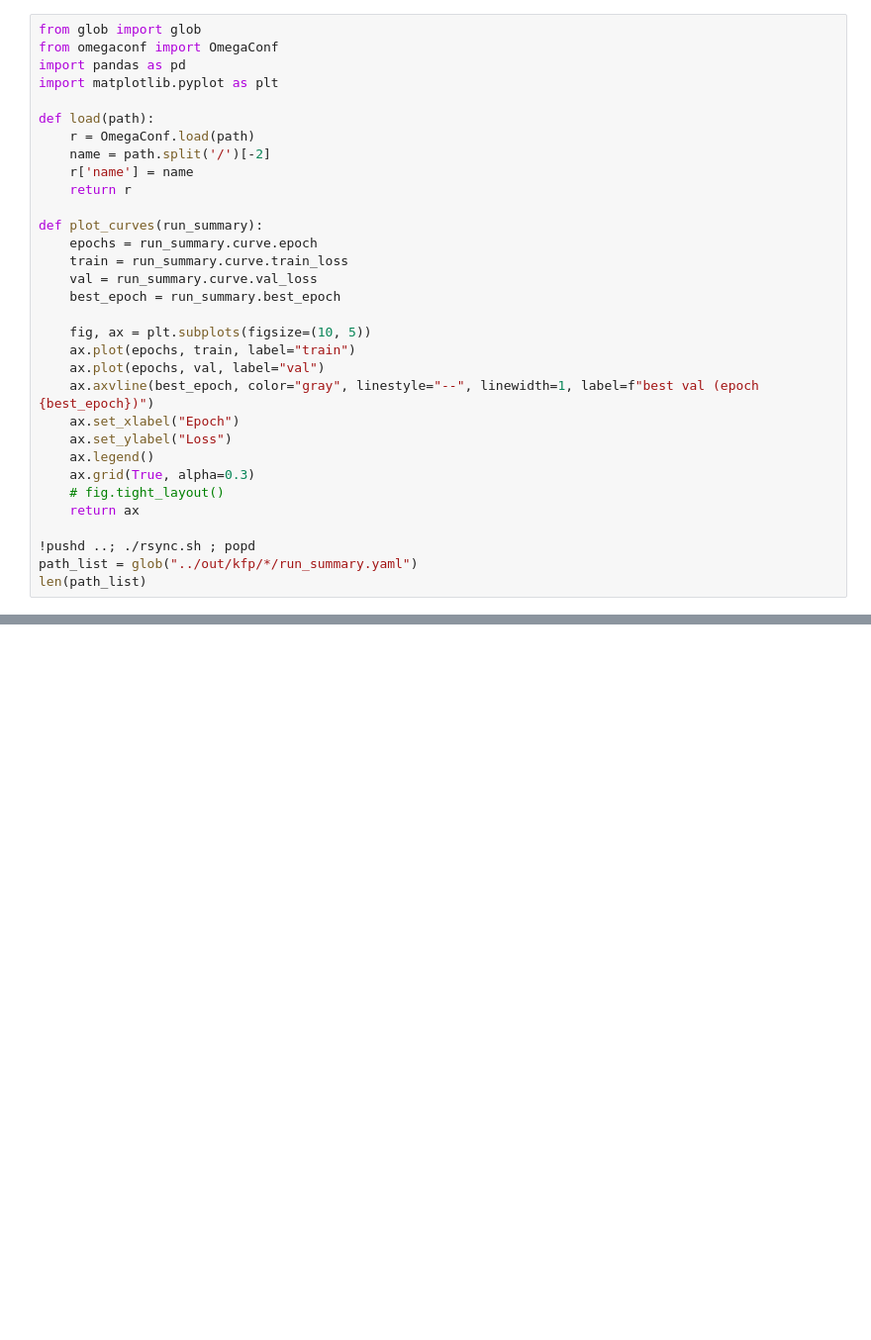
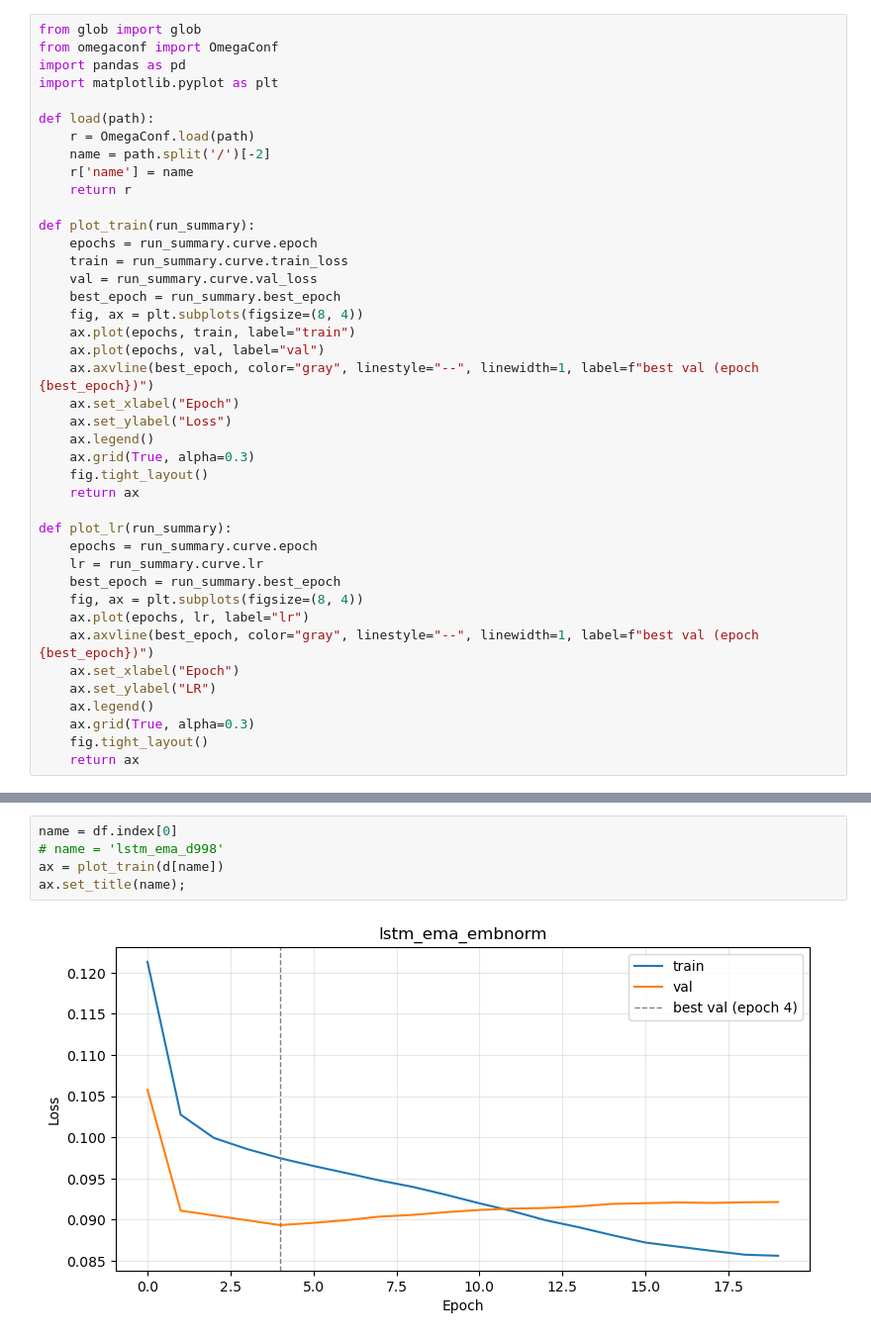
Before and after one commit to PeterStovell/Auto-research, a Jupyter notebook: notebooks/compare.ipynb, the cells around one changed output, grey strips where cells are left out. Shown at 99% size. Saved outputs shown, nothing was run; the diff lists cells and outputs as text; blank space fills up the shorter version.

```diff
--- a/notebooks/compare.ipynb
+++ b/notebooks/compare.ipynb
@@ -10,13 +10,12 @@ def load(path):
     r['name'] = name
     return r
 
-def plot_curves(run_summary):
+def plot_train(run_summary):
     epochs = run_summary.curve.epoch
     train = run_summary.curve.train_loss
     val = run_summary.curve.val_loss
     best_epoch = run_summary.best_epoch
-
-    fig, ax = plt.subplots(figsize=(10, 5))
+    fig, ax = plt.subplots(figsize=(8, 4))
     ax.plot(epochs, train, label="train")
     ax.plot(epochs, val, label="val")
     ax.axvline(best_epoch, color="gray", linestyle="--", linewidth=1, label=f"best val (epoch {best_epoch})")
@@ -24,9 +23,19 @@ def plot_curves(run_summary):
     ax.set_ylabel("Loss")
     ax.legend()
     ax.grid(True, alpha=0.3)
-    # fig.tight_layout()
+    fig.tight_layout()
     return ax
 
-!pushd ..; ./rsync.sh ; popd
-path_list = glob("../out/kfp/*/run_summary.yaml")
-len(path_list)
+def plot_lr(run_summary):
+    epochs = run_summary.curve.epoch
+    lr = run_summary.curve.lr
+    best_epoch = run_summary.best_epoch
+    fig, ax = plt.subplots(figsize=(8, 4))
+    ax.plot(epochs, lr, label="lr")
+    ax.axvline(best_epoch, color="gray", linestyle="--", linewidth=1, label=f"best val (epoch {best_epoch})")
+    ax.set_xlabel("Epoch")
+    ax.set_ylabel("LR")
+    ax.legend()
+    ax.grid(True, alpha=0.3)
+    fig.tight_layout()
+    return ax
@@ -78,0 +91,7 @@ df
+# %%
+name = df.index[0]
+# name = 'lstm_ema_d998'
+ax = plot_train(d[name])
+ax.set_title(name);
+# %% [output]
+[figure, added]
```
Also changed, not shown: parts of 7 cells of this notebook, 3 other files.
